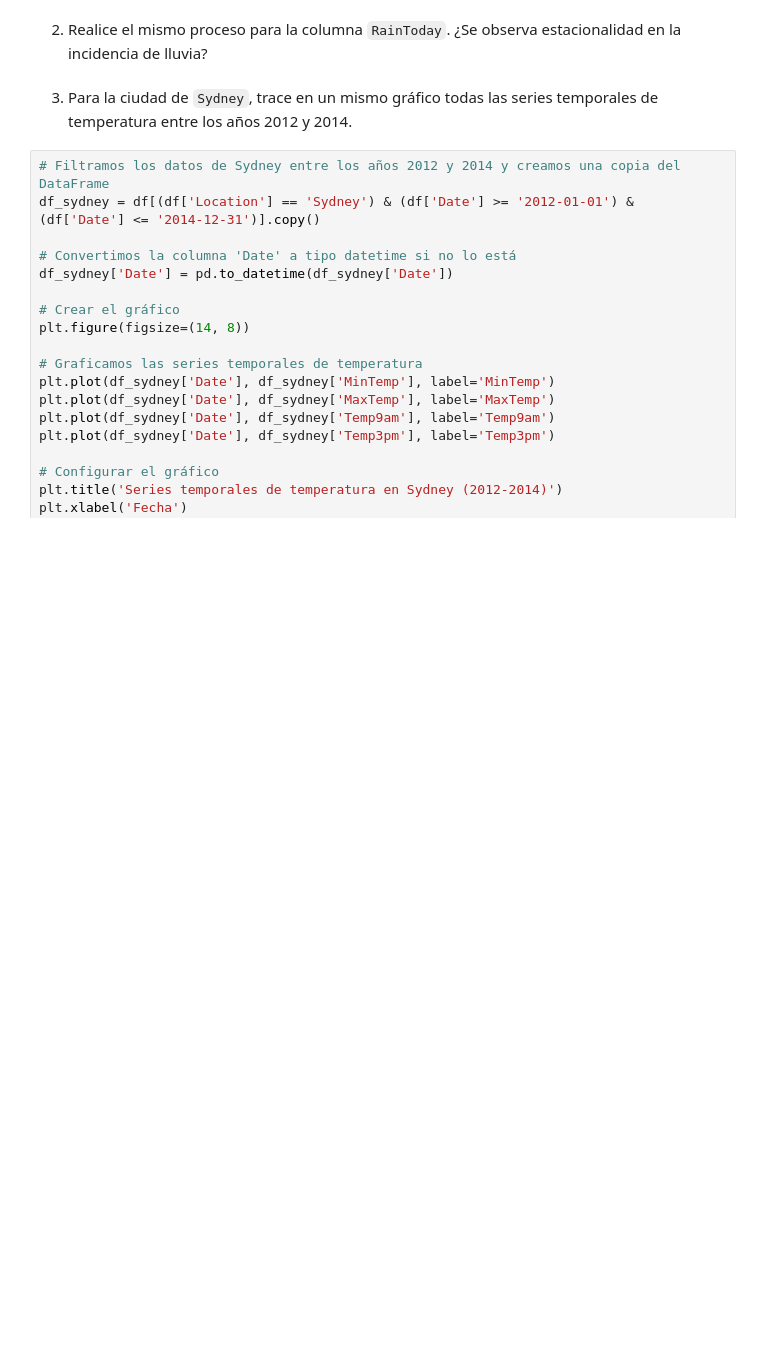
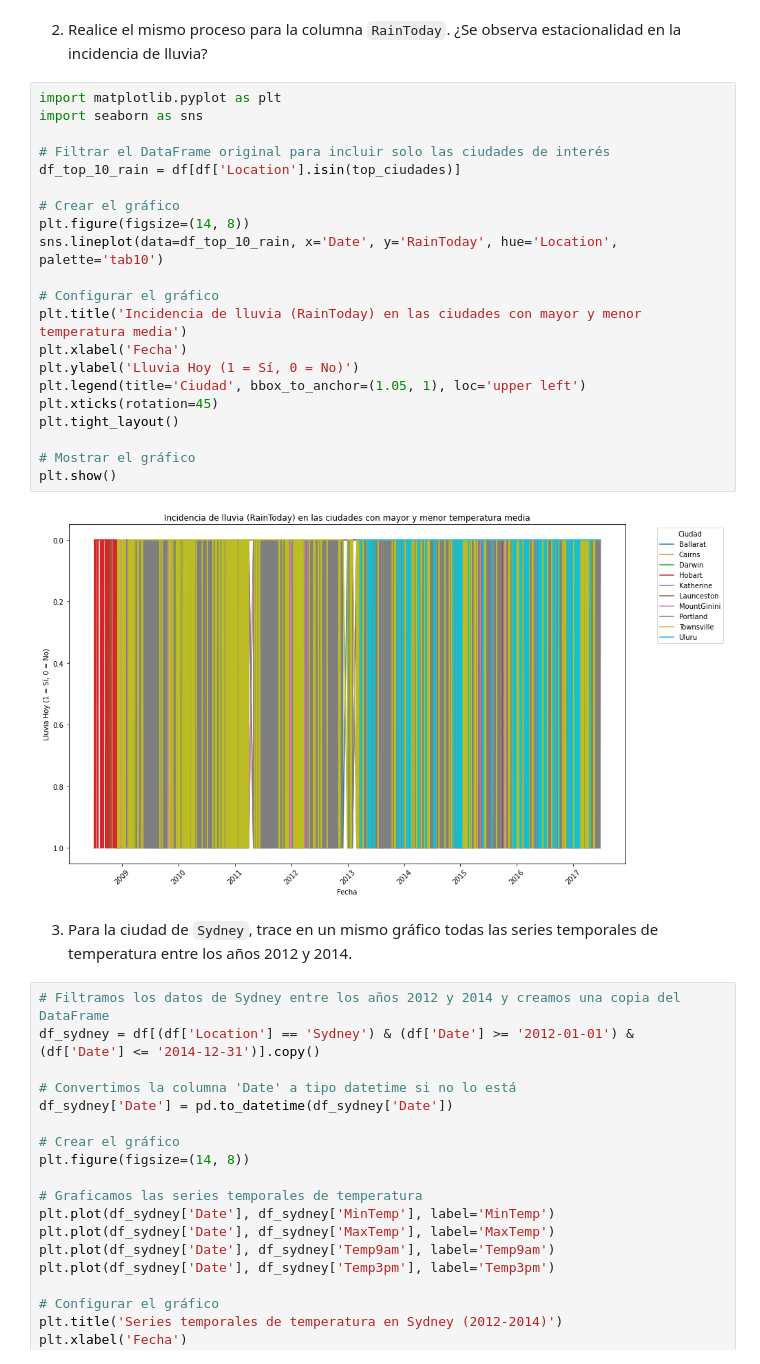
Before and after one commit to Facuu13/apa, a Jupyter notebook: Tp1/Tp1.ipynb, the cells around one changed output. Cells and saved outputs as stored; diff of their text form; blank space fills up the shorter version.

```diff
--- a/Tp1/Tp1.ipynb
+++ b/Tp1/Tp1.ipynb
@@ -521,5 +518,28 @@ See the caveats in the documentation: https://pandas.pydata.org/pandas-docs/stab
 # %% [markdown]
 2. Realice el mismo proceso para la columna `RainToday`. ¿Se observa estacionalidad en la incidencia de lluvia?
+# %%
+import matplotlib.pyplot as plt
+import seaborn as sns
+
+# Filtrar el DataFrame original para incluir solo las ciudades de interés
+df_top_10_rain = df[df['Location'].isin(top_ciudades)]
+
+# Crear el gráfico
+plt.figure(figsize=(14, 8))
+sns.lineplot(data=df_top_10_rain, x='Date', y='RainToday', hue='Location', palette='tab10')
+
+# Configurar el gráfico
+plt.title('Incidencia de lluvia (RainToday) en las ciudades con mayor y menor temperatura media')
+plt.xlabel('Fecha')
+plt.ylabel('Lluvia Hoy (1 = Sí, 0 = No)')
+plt.legend(title='Ciudad', bbox_to_anchor=(1.05, 1), loc='upper left')
+plt.xticks(rotation=45)
+plt.tight_layout()
+
+# Mostrar el gráfico
+plt.show()
+# %% [output]
+[figure, added]
 # %% [markdown]
 3. Para la ciudad de `Sydney`, trace en un mismo gráfico todas las series temporales de temperatura entre los años 2012
 y 2014.
```
Also changed, not shown: parts of 5 cells of this notebook.
